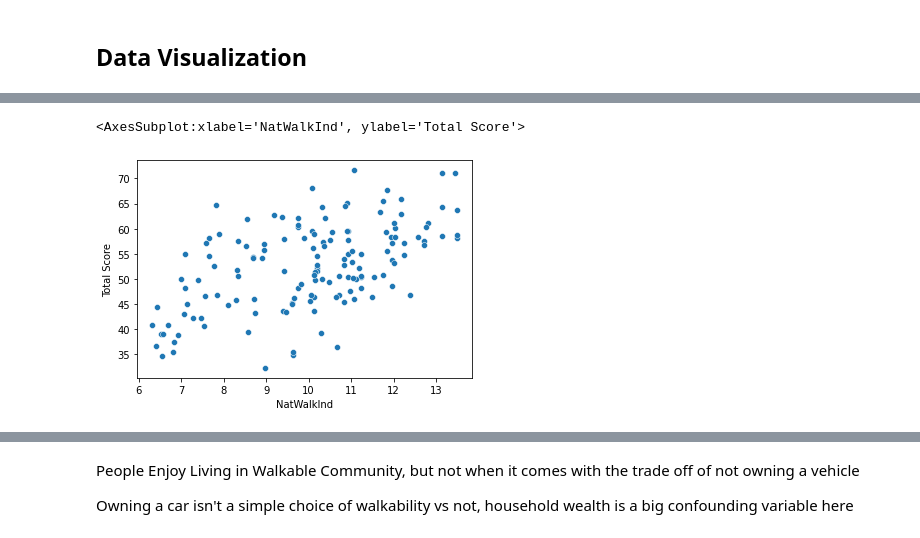
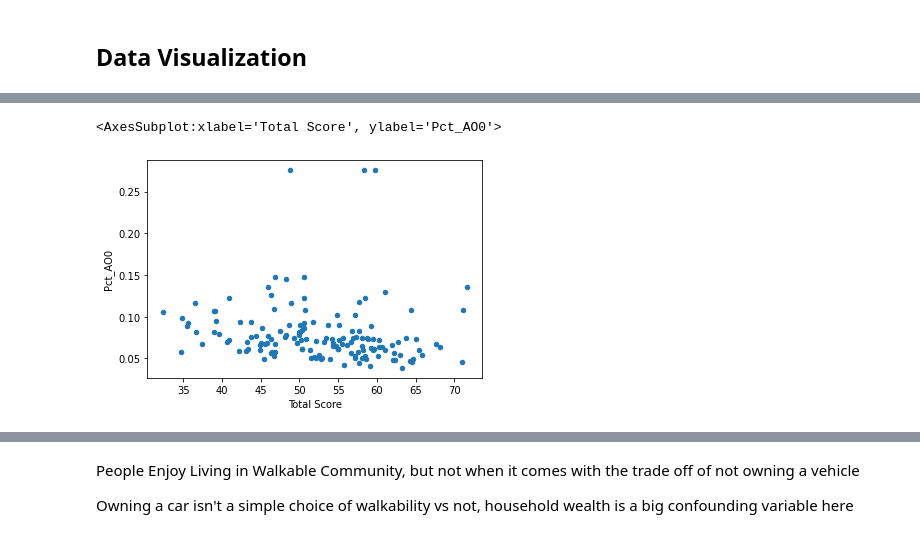
Before and after one commit to haleyej/330_final_project, a Jupyter notebook: process_data.ipynb, the cells around one changed output, grey strips where cells are left out. Cells and saved outputs as stored; diff of their text form; code cells hidden in the pictures.

```diff
--- a/process_data.ipynb
+++ b/process_data.ipynb
@@ -97,0 +194,22 @@ df = df.reset_index()
+# %%
+regions = {}
+
+regions['pacific'] = ['CA', 'OR', 'WA', 'HI', 'AK']
+
+regions['mountain west'] = ['ID', 'NV', 'MT','WY', 'UT', 'CO', 'AZ', 'NM']
+
+regions['west north central'] = ['ND', 'SD', 'NE', 'KS', 'MN', 'IA', 'MO']
+
+regions['west south central'] = ['TX', 'OK', 'AR', 'LA']
+
+regions['east north central'] = ['WI', 'IL', 'MI', 'IN', 'OH']
+
+regions['east south central'] = ['KY', 'TN', 'MS', 'AL']
+
+regions['south atlantiic'] = ['FL', 'GA', 'SC', 'NC', 'VA', 'WV', 'DC', 'MD', 'DE']
+
+regions['middle atlantic'] = ['PA', 'NY', 'NJ']
+
+regions['new england'] = ['ME', 'VT', 'NH', 'MA', 'CT', 'RI']
+
+regions['us territories'] = ['PR']
@@ -105,5 +255,5 @@ df.plot.scatter(y = 'pct_D5AR', x = 'Community & Environment')
-# %%
-sns.scatterplot(x = 'NatWalkInd', y = 'Total Score', data = df)
-# %% [output]
-<AxesSubplot:xlabel='NatWalkInd', ylabel='Total Score'>
-[figure, removed]
+# %%
+df.plot.scatter(y = 'Pct_AO0', x = 'Total Score')
+# %% [output]
+<AxesSubplot:xlabel='Total Score', ylabel='Pct_AO0'>
+[figure, added]
```
Also changed, not shown: parts of 34 cells of this notebook, 1 other file.
